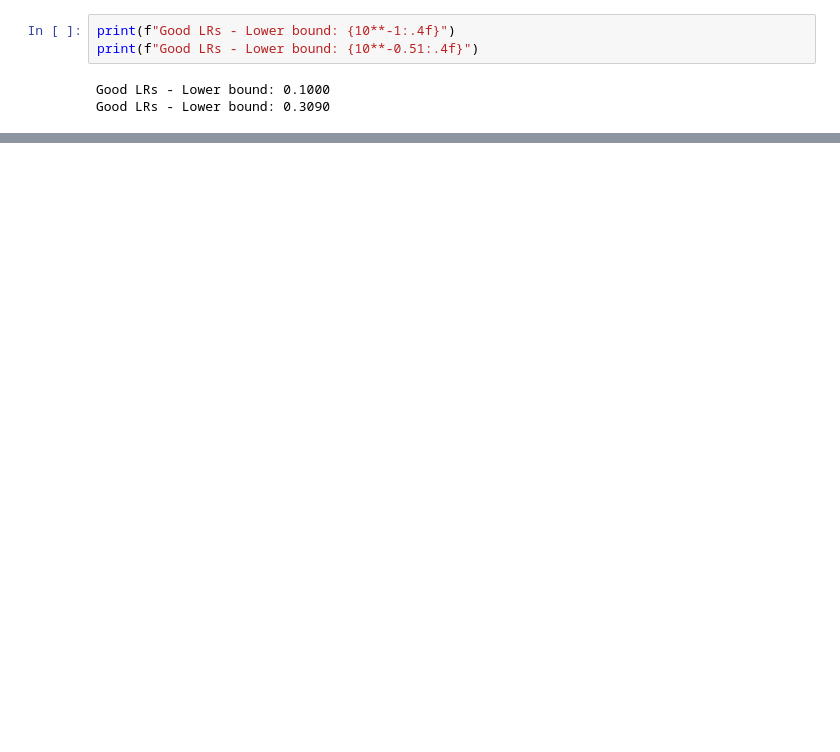
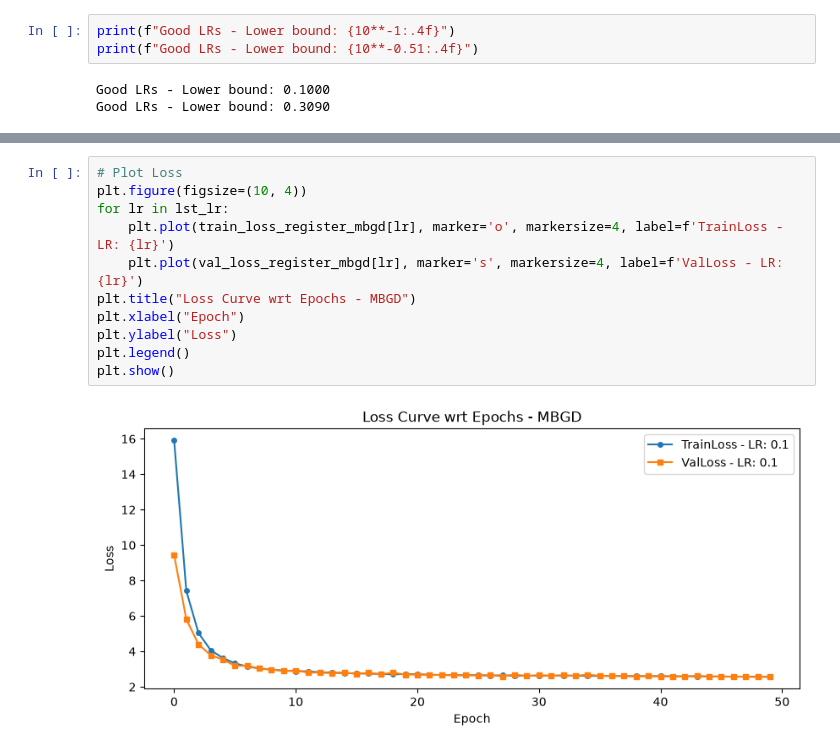
Before and after one commit to iraban-dutta/deep-learning-workbench, a Jupyter notebook: 00_foundaions/makemore/notebooks/2.1-multi_layer_nn.ipynb, the cells around one changed output, grey strips where cells are left out. Saved outputs shown, nothing was run; the diff lists cells and outputs as text; blank space fills up the shorter version.

```diff
--- a/00_foundaions/makemore/notebooks/2.1-multi_layer_nn.ipynb
+++ b/00_foundaions/makemore/notebooks/2.1-multi_layer_nn.ipynb
@@ -685,0 +943,13 @@ Good LRs - Lower bound: 0.3090
+# %%
+# Plot Loss
+plt.figure(figsize=(10, 4))
+for lr in lst_lr:
+    plt.plot(train_loss_register_mbgd[lr], marker='o', markersize=4, label=f'TrainLoss - LR: {lr}')
+    plt.plot(val_loss_register_mbgd[lr], marker='s', markersize=4, label=f'ValLoss - LR: {lr}')
+plt.title("Loss Curve wrt Epochs - MBGD")
+plt.xlabel("Epoch")
+plt.ylabel("Loss")
+plt.legend()
+plt.show()
+# %% [output]
+[figure, added]
```
Also changed, not shown: parts of 24 cells of this notebook.
